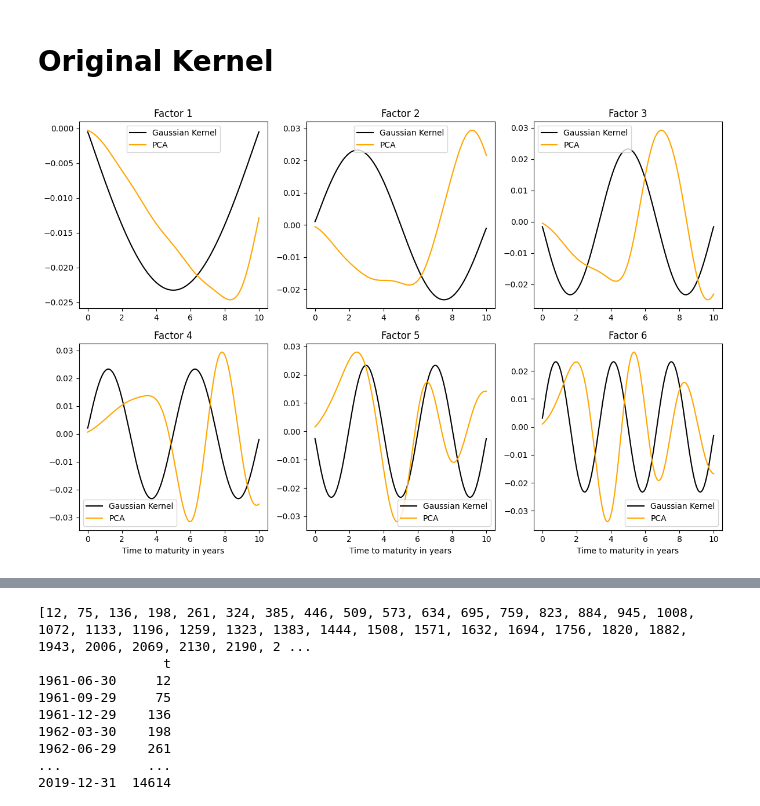
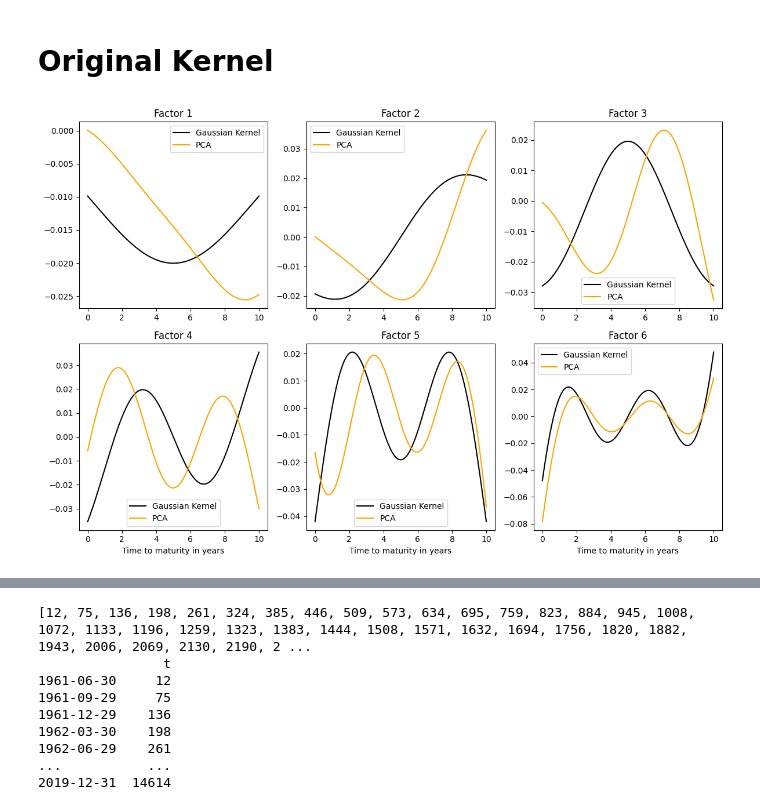
Before and after one commit to ZetongLiu/Alternative_KR_return, a Jupyter notebook: KR_return_example.ipynb, the cells around one changed output, grey strips where cells are left out. Drawn from its saved outputs; the diff is of its cells as text; code cells hidden in the pictures.

```diff
--- a/KR_return_example.ipynb
+++ b/KR_return_example.ipynb
@@ -59,7 +248,7 @@ from sklearn.decomposition import PCA
 import pandas as pd
 
 N = 10*365
-sigma=0.1
+sigma=3.0
 start_time = time.time()
 K_Gauss = kernel.generate_kernel_matrix_Gauss(sigma, N, N)
 end_time = time.time()
@@ -70,49 +259,48 @@ D = np.diag(D_diag) # D is a matrix
 DV=V@np.diag(np.sqrt(D_diag))
 DV_normalizied=DV/np.linalg.norm(DV, axis=0)
 
-#Loadings of PCA
-idx_ver=2
+# Loadings of PCA
+idx_ver=5
 R=10
-alpha=0.05
+alpha=3.0
 delta=0.0
-l_fixed=10.0
+l_fixed=1.0
 rf_source='KR_LS'
 dir_out='./KR_ret_models/summary_results/summary_ret_curve_R_{}_alpha_{}_ridge_{}_RF_{}_daily_ver_{}/'\
     .format(R, alpha, l_fixed, rf_source, idx_ver)
 
 dict_zcb=pd.read_pickle(dir_out+'dict_zcb.pkl')
 df_zcb_rx_daily=dict_zcb['df_zcb_rx_daily']
 
 X=df_zcb_rx_daily
 centered_X=X-X.mean(axis=0)
 pca = PCA(n_components=6)
 pca.fit(centered_X)
 A=pca.components_.T
 A_normalizied=A/np.linalg.norm(A, axis=0)
 
 fig, axs = plt.subplots(2, 3, figsize=(12, 8))
-# fig, axs = plt.subplots(2,3, figsize=(15,10))
 
 days = np.arange(1, 3651)
 years = days / 365
 
 for i in range(6):
     row = i//3
     col = i %3
     axs[row, col].plot(years, DV_normalizied[:,i], color='black', label='Gaussian Kernel')
-    # if i in [0,2,3,4,5]:
-    #     axs[row, col].plot(years, -A_normalizied[:, i], color='orange', label='PCA')
-    # else:
-    #     axs[row, col].plot(years, A_normalizied[:, i], color='orange', label='PCA')
+    if i in [0,2,4]:
+        axs[row, col].plot(years, -A_normalizied[:, i], color='orange', label='PCA')
+    else:
+        axs[row, col].plot(years, A_normalizied[:, i], color='orange', label='PCA')
 
-    axs[row, col].plot(years, -A_normalizied[:, i], color='orange', label='PCA')
+    # axs[row, col].plot(years, -A_normalizied[:, i], color='orange', label='PCA')
     axs[row, col].set_title(f'Factor {i+1}')
     axs[row, col].legend()
 
 for ax in axs[-1]:
     ax.set_xlabel('Time to maturity in years')
 
 plt.tight_layout()
 plt.show()
 # %% [output]
-[figure, old version]
+[figure, new version]
```
Also changed, not shown: parts of 16 cells of this notebook, 5 other files.
